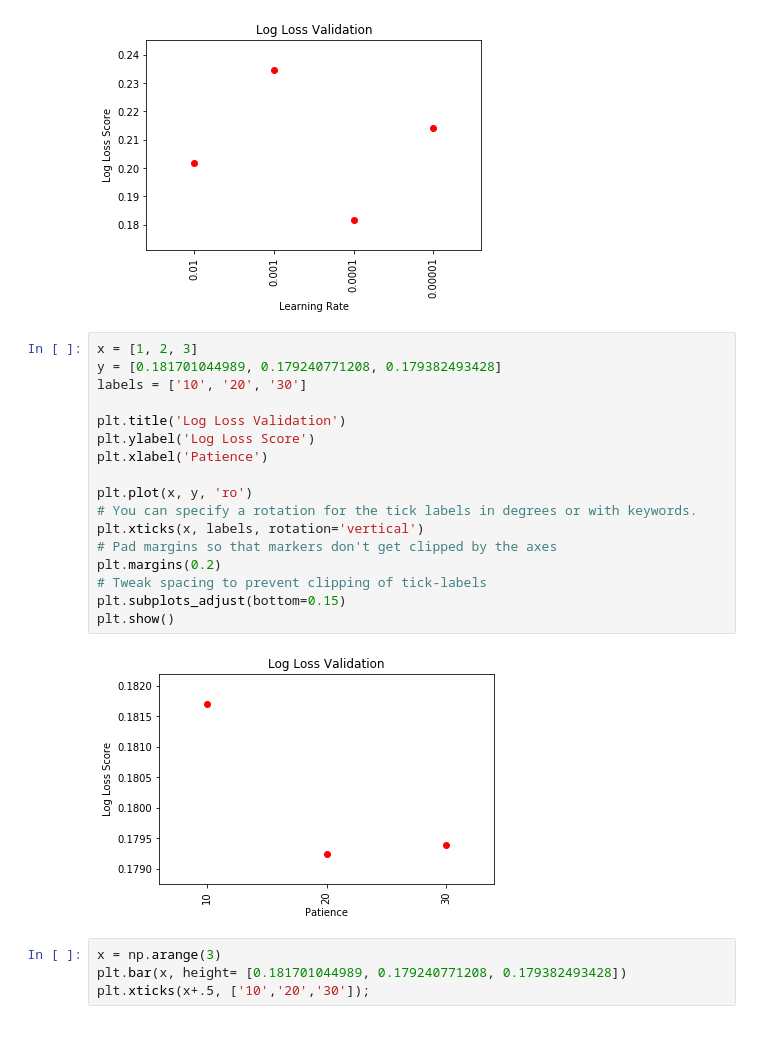
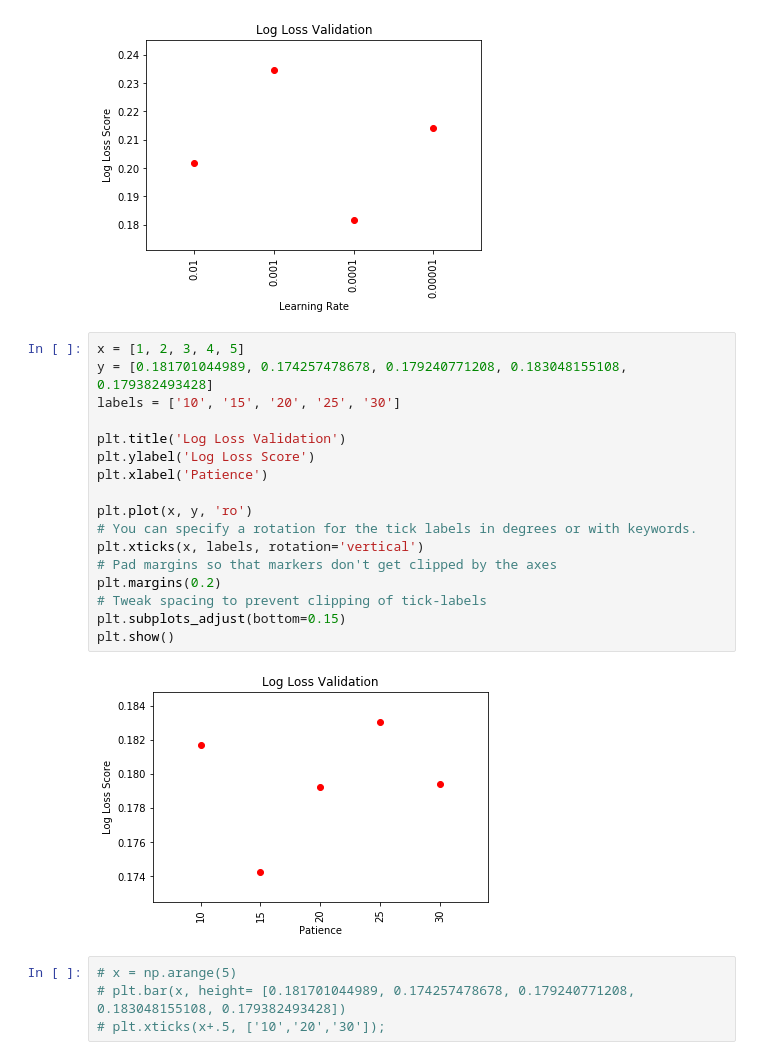
Before and after one commit to jeongwhanchoi/MLND-Capstone-Project, a Jupyter notebook: Mean-Variance.ipynb, the cells around one changed output. Saved outputs shown, nothing was run; the diff lists cells and outputs as text.

```diff
--- a/Mean-Variance.ipynb
+++ b/Mean-Variance.ipynb
@@ -633,25 +654,25 @@ plt.show()
 # %% [output]
 [figure]
 # %%
-x = [1, 2, 3]
-y = [0.181701044989, 0.179240771208, 0.179382493428]
-labels = ['10', '20', '30']
+x = [1, 2, 3, 4, 5]
+y = [0.181701044989, 0.174257478678, 0.179240771208, 0.183048155108, 0.179382493428]
+labels = ['10', '15', '20', '25', '30']
 
 plt.title('Log Loss Validation')
 plt.ylabel('Log Loss Score')
 plt.xlabel('Patience')
 
 plt.plot(x, y, 'ro')
 # You can specify a rotation for the tick labels in degrees or with keywords.
 plt.xticks(x, labels, rotation='vertical')
 # Pad margins so that markers don't get clipped by the axes
 plt.margins(0.2)
 # Tweak spacing to prevent clipping of tick-labels
 plt.subplots_adjust(bottom=0.15)
 plt.show()
 # %% [output]
-[figure, old version]
+[figure, new version]
 # %%
-x = np.arange(3)
-plt.bar(x, height= [0.181701044989, 0.179240771208, 0.179382493428])
-plt.xticks(x+.5, ['10','20','30']);
+# x = np.arange(5)
+# plt.bar(x, height= [0.181701044989, 0.174257478678, 0.179240771208, 0.183048155108, 0.179382493428])
+# plt.xticks(x+.5, ['10','20','30']);
```
Also changed, not shown: parts of 3 cells of this notebook, 6 other files.
